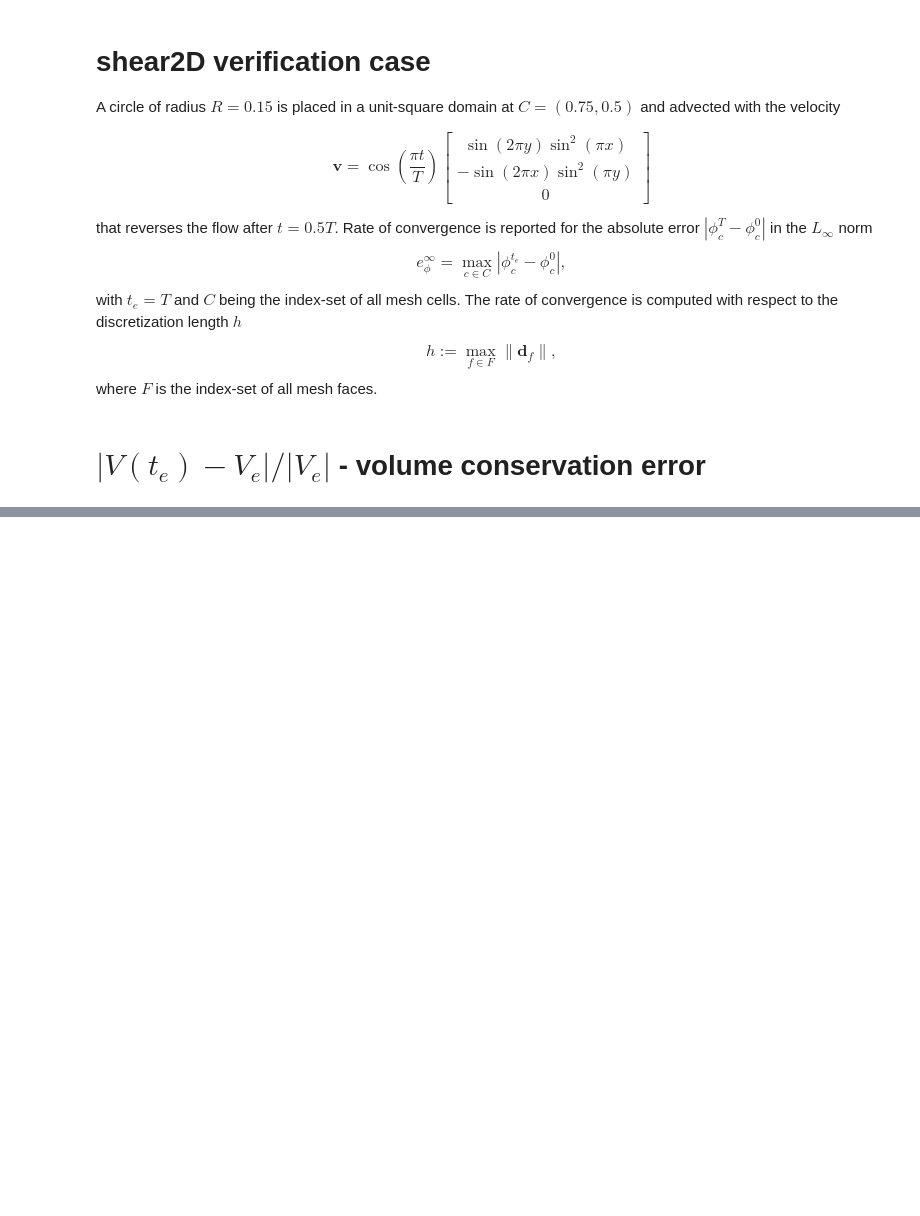
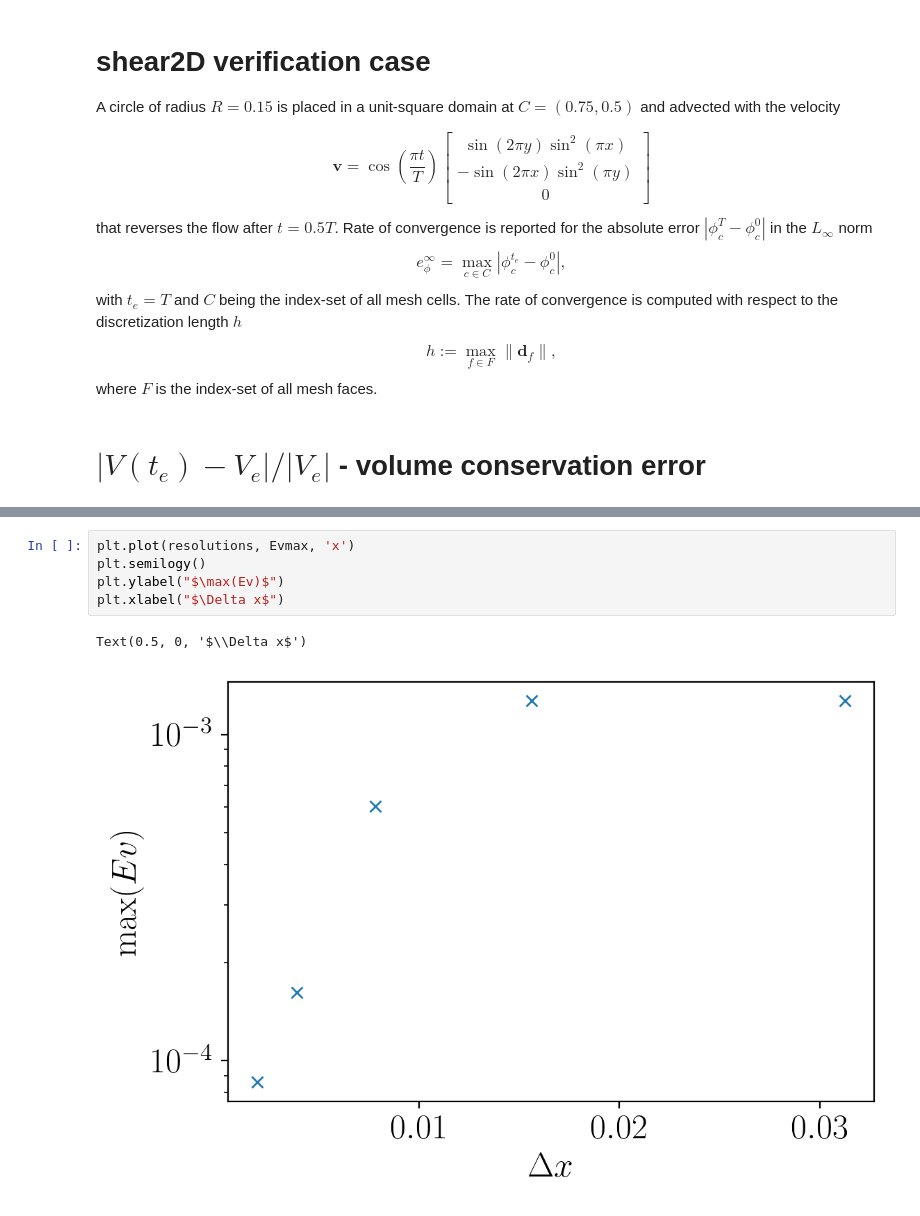
Before and after one commit to tmaric/leia, a Jupyter notebook: cases/shear2D.ipynb, the cells around one changed output, grey strips where cells are left out. Cells and saved outputs as stored; diff of their text form; blank space fills up the shorter version.

```diff
--- a/cases/shear2D.ipynb
+++ b/cases/shear2D.ipynb
@@ -169,0 +127,8 @@ print(shear2D_dframe)
+# %%
+plt.plot(resolutions, Evmax, 'x')
+plt.semilogy()
+plt.ylabel("$\max(Ev)$")
+plt.xlabel("$\Delta x$")
+# %% [output]
+Text(0.5, 0, '$\\Delta x$')
+[figure, added]
```
Also changed, not shown: parts of 5 cells of this notebook, 20 other files.
